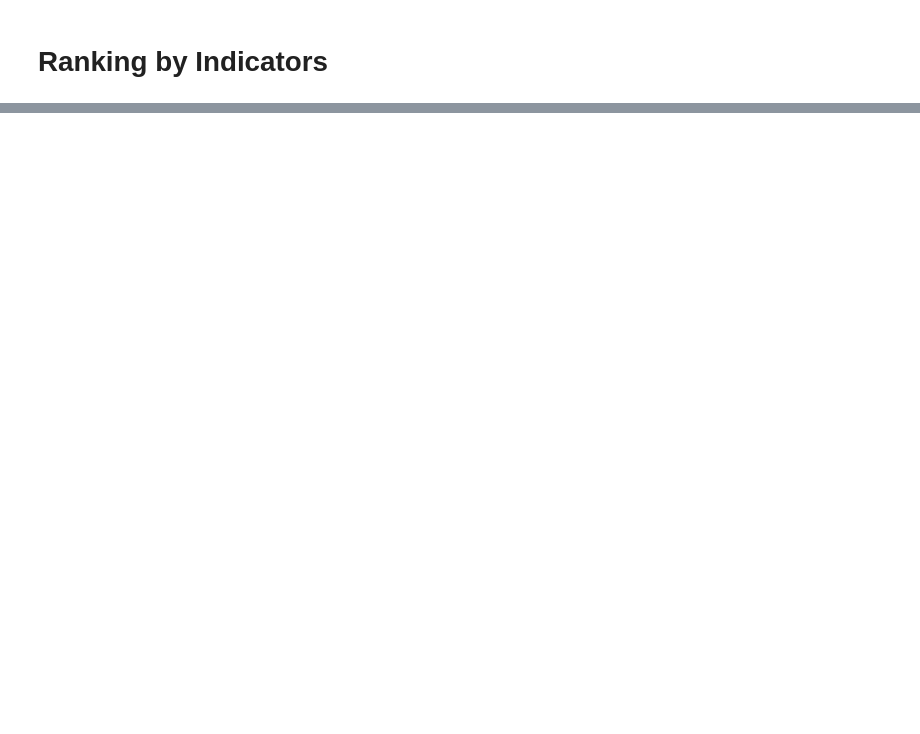
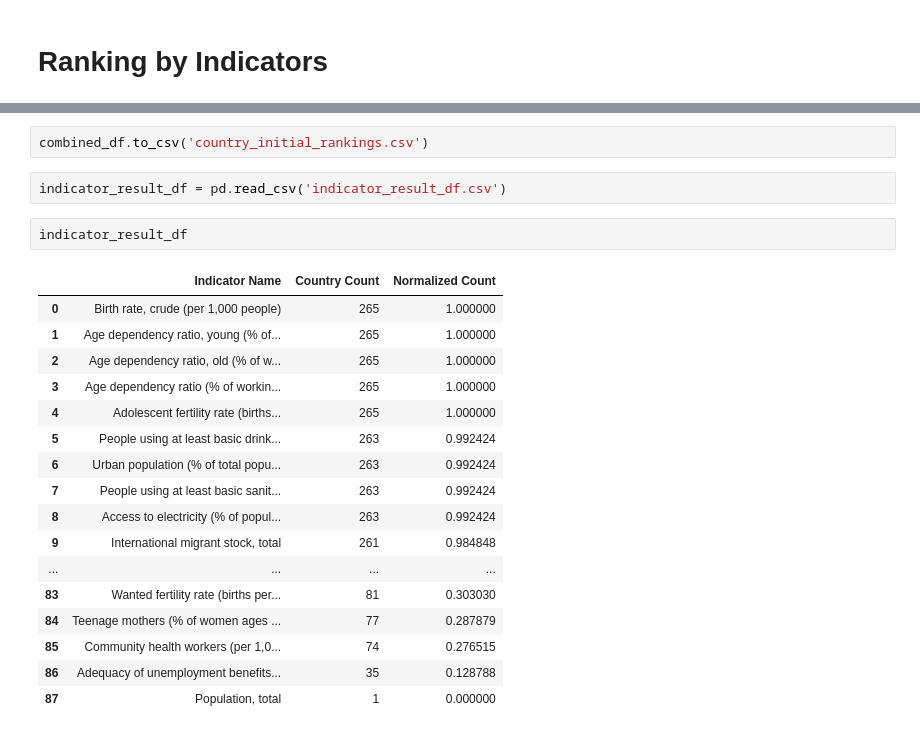
Before and after one commit to paulpark6/SAP_Datathon, a Jupyter notebook: justin.ipynb, the cells around one changed output, grey strips where cells are left out. Saved outputs shown, nothing was run; the diff lists cells and outputs as text; blank space fills up the shorter version.

```diff
--- a/justin.ipynb
+++ b/justin.ipynb
@@ -47,0 +136,24 @@ KeyError: 'year_columns'
+# %%
+combined_df.to_csv('country_initial_rankings.csv')
+# %%
+indicator_result_df = pd.read_csv('indicator_result_df.csv')
+# %%
+indicator_result_df
+# %% [output]
+|  | Indicator Name | Country Count | Normalized Count |
+| 0 | Birth rate, crude (per 1,000 people) | 265 | 1.000000 |
+| 1 | Age dependency ratio, young (% of... | 265 | 1.000000 |
+| 2 | Age dependency ratio, old (% of w... | 265 | 1.000000 |
+| 3 | Age dependency ratio (% of workin... | 265 | 1.000000 |
+| 4 | Adolescent fertility rate (births... | 265 | 1.000000 |
+| 5 | People using at least basic drink... | 263 | 0.992424 |
+| 6 | Urban population (% of total popu... | 263 | 0.992424 |
+| 7 | People using at least basic sanit... | 263 | 0.992424 |
+| 8 | Access to electricity (% of popul... | 263 | 0.992424 |
+| 9 | International migrant stock, total | 261 | 0.984848 |
+| ... | ... | ... | ... |
+| 83 | Wanted fertility rate (births per... | 81 | 0.303030 |
+| 84 | Teenage mothers (% of women ages ... | 77 | 0.287879 |
+| 85 | Community health workers (per 1,0... | 74 | 0.276515 |
+| 86 | Adequacy of unemployment benefits... | 35 | 0.128788 |
+| 87 | Population, total | 1 | 0.000000 |
```
Also changed, not shown: parts of 12 cells of this notebook, 1 other file.
